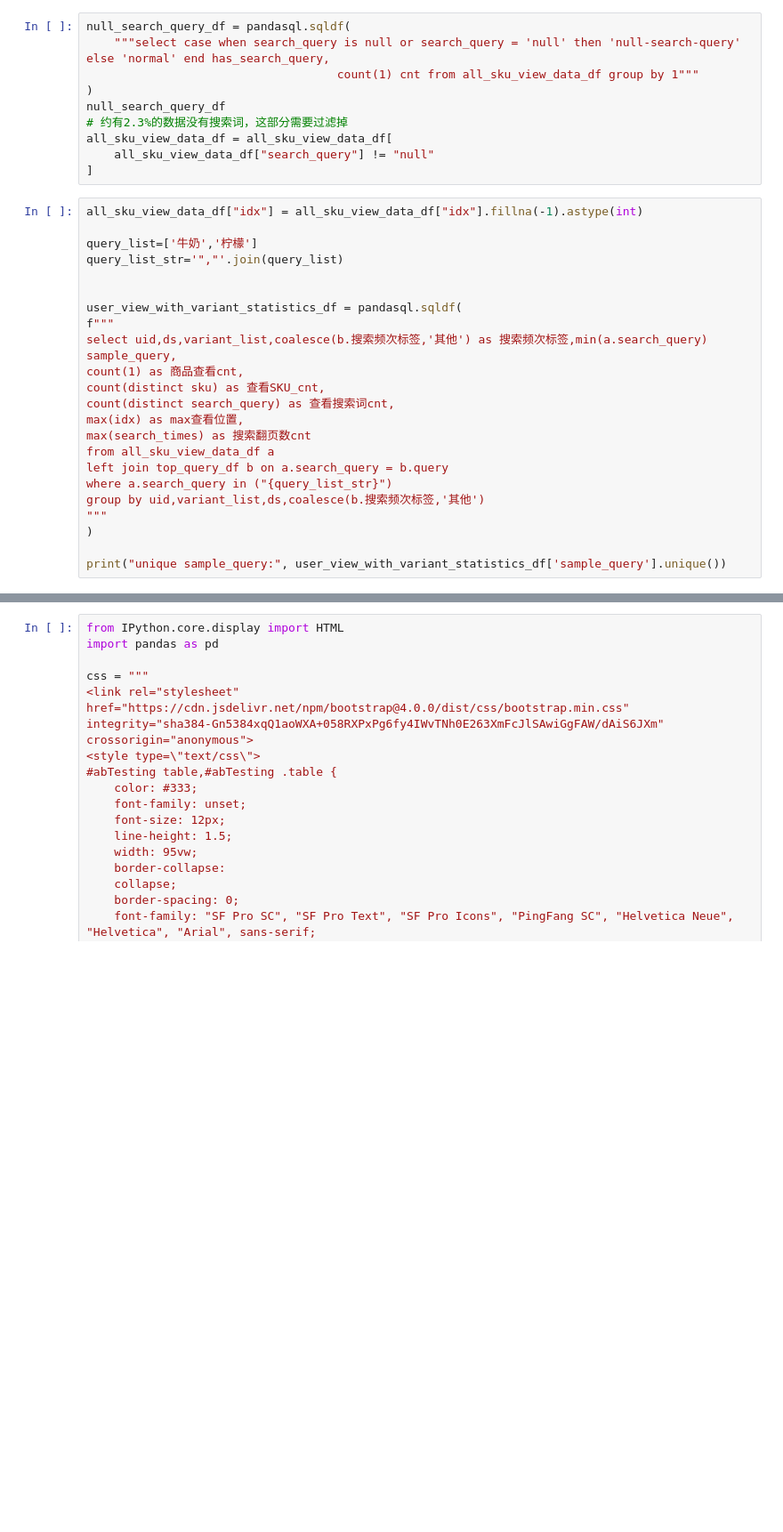
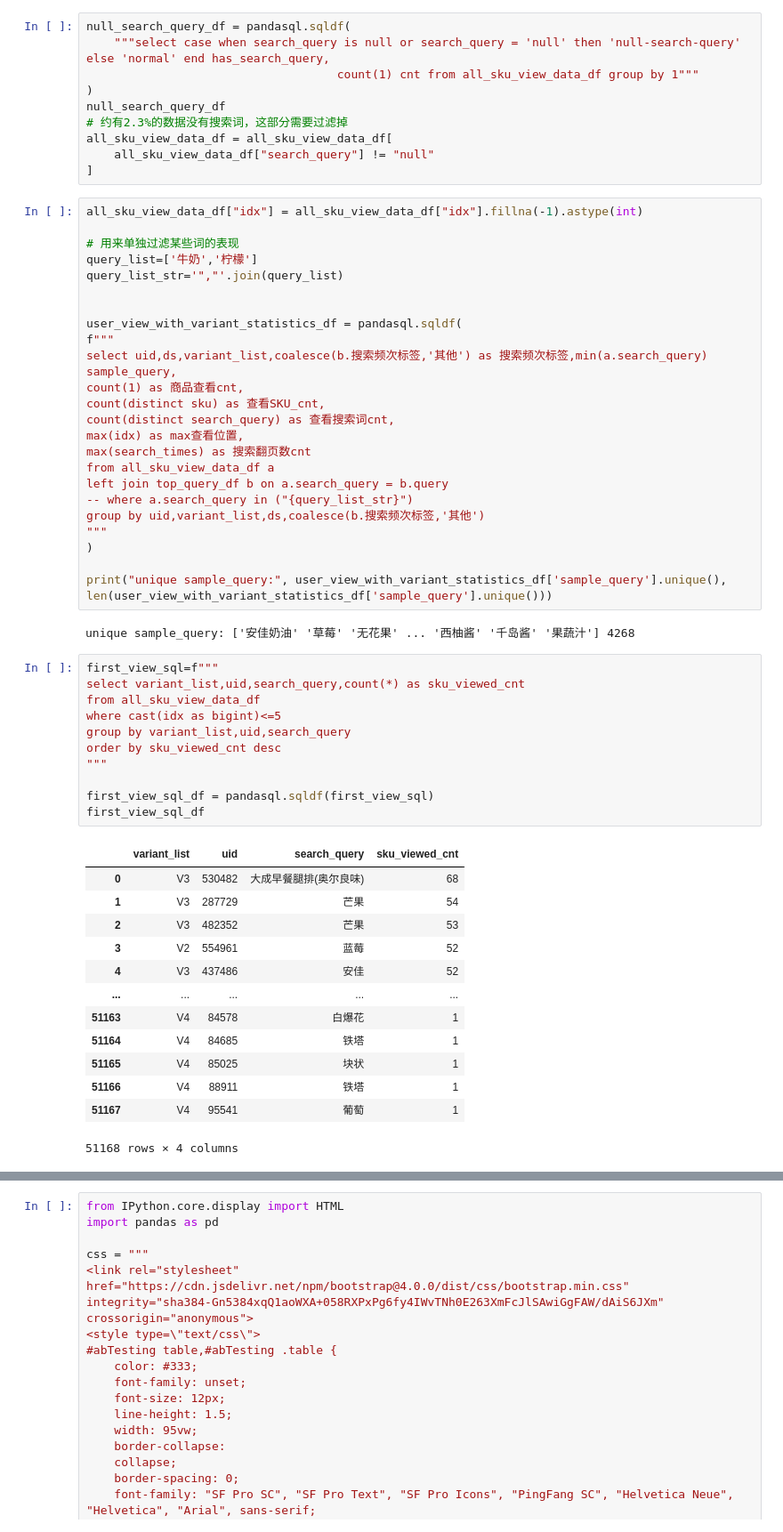
Before and after one commit to chrisptang/aliyun-devops, a Jupyter notebook: 搜索AB实验分析-自定义打分202508.ipynb, the cells around one changed output, grey strips where cells are left out. Shown at 89% size. Drawn from its saved outputs; the diff is of its cells as text; blank space fills up the shorter version.

```diff
--- a/搜索AB实验分析-自定义打分202508.ipynb
+++ b/搜索AB实验分析-自定义打分202508.ipynb
@@ -473,6 +637,7 @@ all_sku_view_data_df = all_sku_view_data_df[
 # %%
 all_sku_view_data_df["idx"] = all_sku_view_data_df["idx"].fillna(-1).astype(int)
 
+# 用来单独过滤某些词的表现
 query_list=['牛奶','柠檬']
 query_list_str='","'.join(query_list)
 
@@ -487,9 +652,36 @@ max(idx) as max查看位置,
 max(search_times) as 搜索翻页数cnt
 from all_sku_view_data_df a
 left join top_query_df b on a.search_query = b.query
-where a.search_query in ("{query_list_str}")
+-- where a.search_query in ("{query_list_str}")
 group by uid,variant_list,ds,coalesce(b.搜索频次标签,'其他')
 """
 )
 
-print("unique sample_query:", user_view_with_variant_statistics_df['sample_query'].unique())
+print("unique sample_query:", user_view_with_variant_statistics_df['sample_query'].unique(), len(user_view_with_variant_statistics_df['sample_query'].unique()))
+# %% [output]
+unique sample_query: ['安佳奶油' '草莓' '无花果' ... '西柚酱' '千岛酱' '果蔬汁'] 4268
+# %%
+first_view_sql=f"""
+select variant_list,uid,search_query,count(*) as sku_viewed_cnt
+from all_sku_view_data_df
+where cast(idx as bigint)<=5
+group by variant_list,uid,search_query
+order by sku_viewed_cnt desc
+"""
+
+first_view_sql_df = pandasql.sqldf(first_view_sql)
+first_view_sql_df
+# %% [output]
+|  | variant_list | uid | search_query | sku_viewed_cnt |
+| 0 | V3 | 530482 | 大成早餐腿排(奥尔良味) | 68 |
+| 1 | V3 | 287729 | 芒果 | 54 |
+| 2 | V3 | 482352 | 芒果 | 53 |
+| 3 | V2 | 554961 | 蓝莓 | 52 |
+| 4 | V3 | 437486 | 安佳 | 52 |
+| ... | ... | ... | ... | ... |
+| 51163 | V4 | 84578 | 白爆花 | 1 |
+| 51164 | V4 | 84685 | 铁塔 | 1 |
+| 51165 | V4 | 85025 | 块状 | 1 |
+| 51166 | V4 | 88911 | 铁塔 | 1 |
+| 51167 | V4 | 95541 | 葡萄 | 1 |
+51168 rows × 4 columns
```
Also changed, not shown: parts of 21 cells of this notebook.
